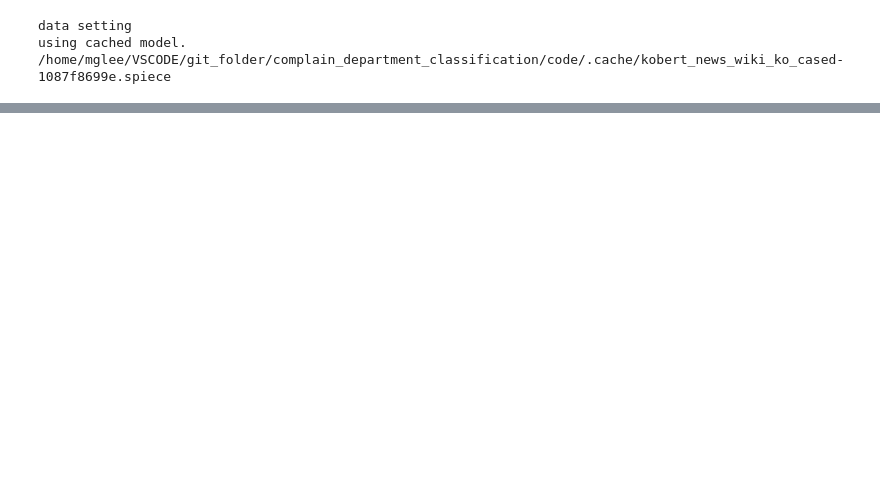
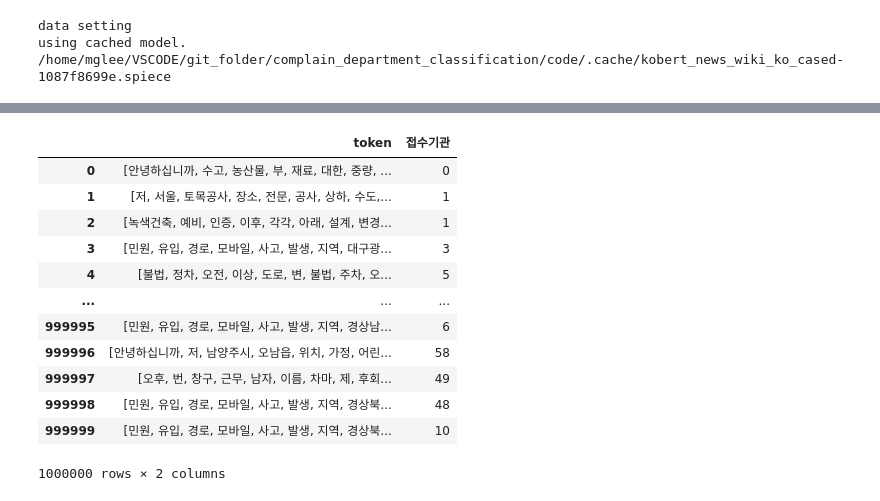
Before and after one commit to mglee815/complain_QnA, a Jupyter notebook: code/saved_model_load_and_predict.ipynb, the cells around one changed output, grey strips where cells are left out. Drawn from its saved outputs; the diff is of its cells as text; code cells hidden in the pictures; blank space fills up the shorter version.

```diff
--- a/code/saved_model_load_and_predict.ipynb
+++ b/code/saved_model_load_and_predict.ipynb
@@ -195,0 +328,16 @@ RuntimeError: CUDA out of memory. Tried to allocate 48.00 MiB (GPU 1; 23.70 GiB
+# %%
+pred_B
+# %% [output]
+|  | token | 접수기관 |
+| 0 | [안녕하십니까, 수고, 농산물, 부, 재료, 대한, 중량, ... | 0 |
+| 1 | [저, 서울, 토목공사, 장소, 전문, 공사, 상하, 수도,... | 1 |
+| 2 | [녹색건축, 예비, 인증, 이후, 각각, 아래, 설계, 변경... | 1 |
+| 3 | [민원, 유입, 경로, 모바일, 사고, 발생, 지역, 대구광... | 3 |
+| 4 | [불법, 정차, 오전, 이상, 도로, 변, 불법, 주차, 오... | 5 |
+| ... | ... | ... |
+| 999995 | [민원, 유입, 경로, 모바일, 사고, 발생, 지역, 경상남... | 6 |
+| 999996 | [안녕하십니까, 저, 남양주시, 오남읍, 위치, 가정, 어린... | 58 |
+| 999997 | [오후, 번, 창구, 근무, 남자, 이름, 차마, 제, 후회... | 49 |
+| 999998 | [민원, 유입, 경로, 모바일, 사고, 발생, 지역, 경상북... | 48 |
+| 999999 | [민원, 유입, 경로, 모바일, 사고, 발생, 지역, 경상북... | 10 |
+1000000 rows × 2 columns
```
Also changed, not shown: parts of 36 cells of this notebook, 3 other files.
